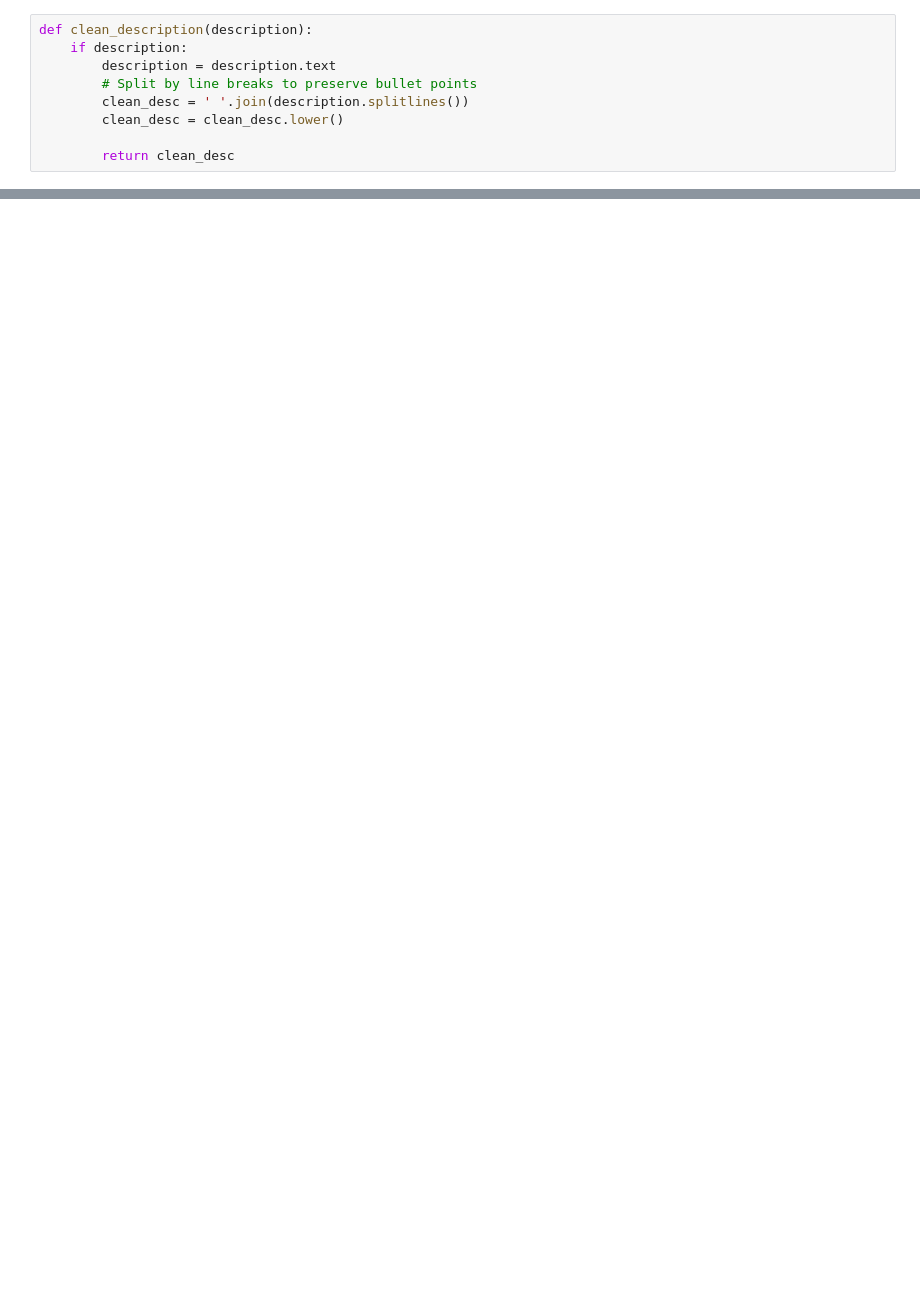
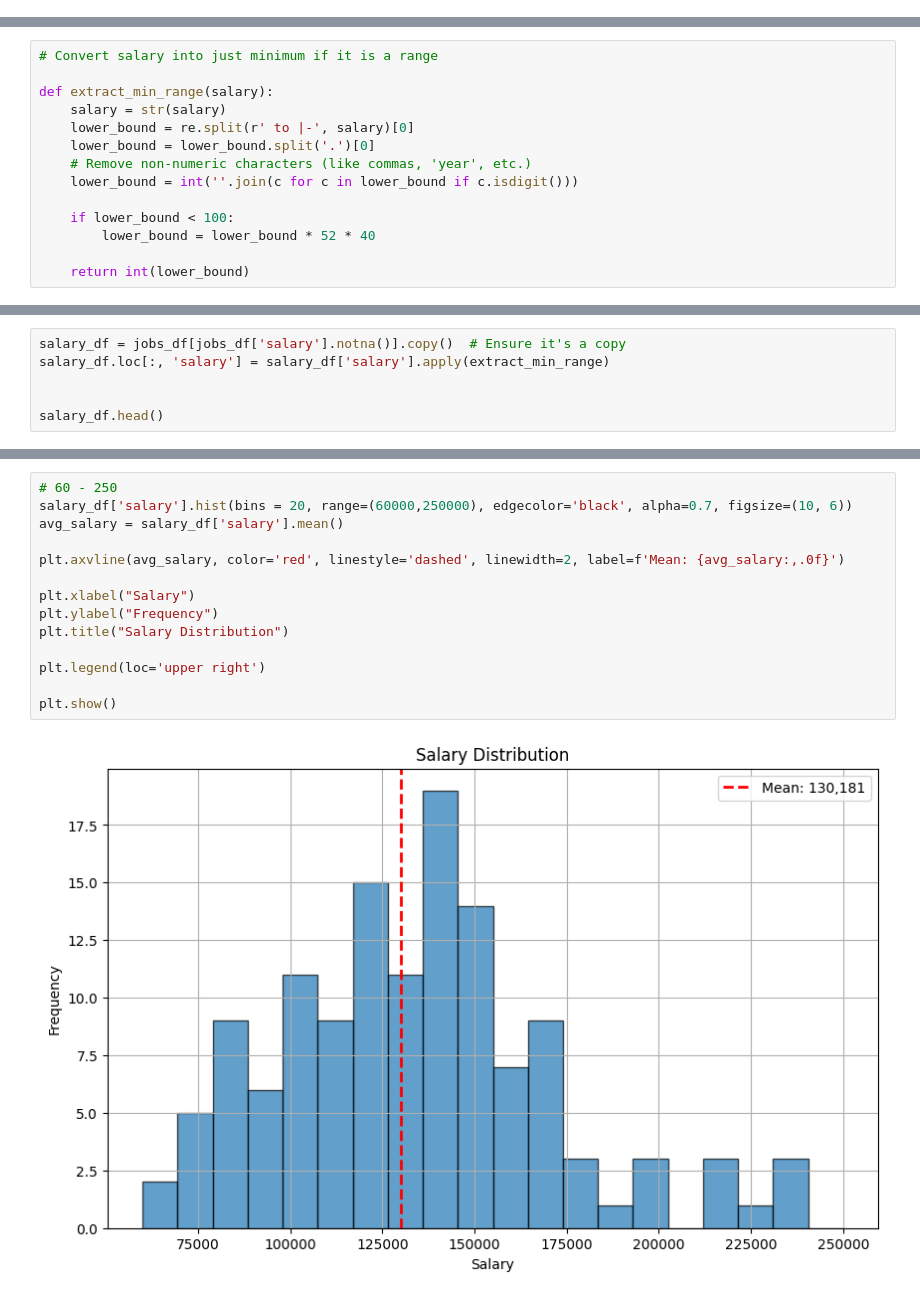
Before and after one commit to desmond-jung/Job-Insights-Agent, a Jupyter notebook: job_posting_scraper.ipynb, the cells around one changed output, grey strips where cells are left out. Saved outputs shown, nothing was run; the diff lists cells and outputs as text; blank space fills up the shorter version.

```diff
--- a/job_posting_scraper.ipynb
+++ b/job_posting_scraper.ipynb
@@ -31,9 +64,0 @@ for job in page_jobs:
-# %%
-def clean_description(description):
-    if description:
-        description = description.text
-        # Split by line breaks to preserve bullet points
-        clean_desc = ' '.join(description.splitlines())
-        clean_desc = clean_desc.lower()
-
-        return clean_desc
@@ -290,0 +395,14 @@ jobs_df
+# %%
+# Convert salary into just minimum if it is a range
+
+def extract_min_range(salary):
+    salary = str(salary)
+    lower_bound = re.split(r' to |-', salary)[0]
+    lower_bound = lower_bound.split('.')[0]
+    # Remove non-numeric characters (like commas, 'year', etc.)
+    lower_bound = int(''.join(c for c in lower_bound if c.isdigit()))
+
+    if lower_bound < 100:
+        lower_bound = lower_bound * 52 * 40
+
+    return int(lower_bound)
@@ -290,0 +435,6 @@ jobs_df
+# %%
+salary_df = jobs_df[jobs_df['salary'].notna()].copy()  # Ensure it's a copy
+salary_df.loc[:, 'salary'] = salary_df['salary'].apply(extract_min_range)
+
+
+salary_df.head()
@@ -290,0 +448,16 @@ jobs_df
+# %%
+# 60 - 250
+salary_df['salary'].hist(bins = 20, range=(60000,250000), edgecolor='black', alpha=0.7, figsize=(10, 6))
+avg_salary = salary_df['salary'].mean()
+
+plt.axvline(avg_salary, color='red', linestyle='dashed', linewidth=2, label=f'Mean: {avg_salary:,.0f}')
+
+plt.xlabel("Salary")
+plt.ylabel("Frequency")
+plt.title("Salary Distribution")
+
+plt.legend(loc='upper right')
+
+plt.show()
+# %% [output]
+[figure, added]
```
Also changed, not shown: parts of 22 cells of this notebook, 4 other files.
